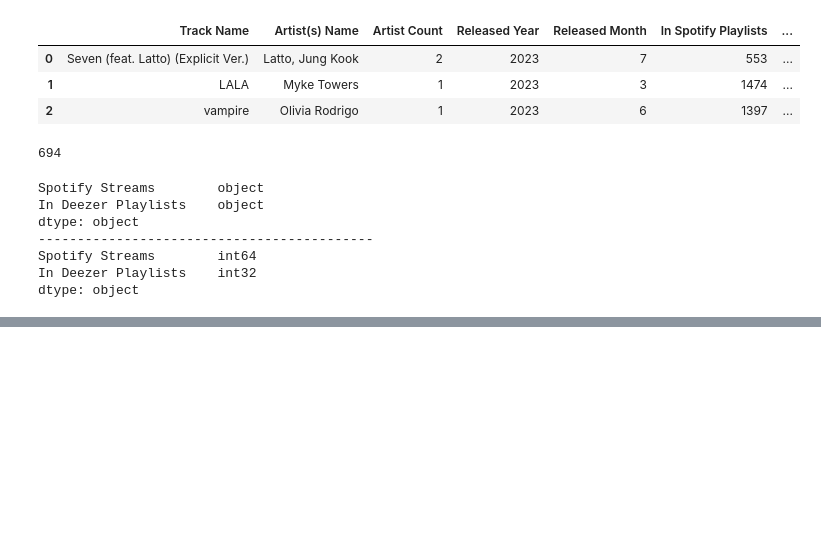
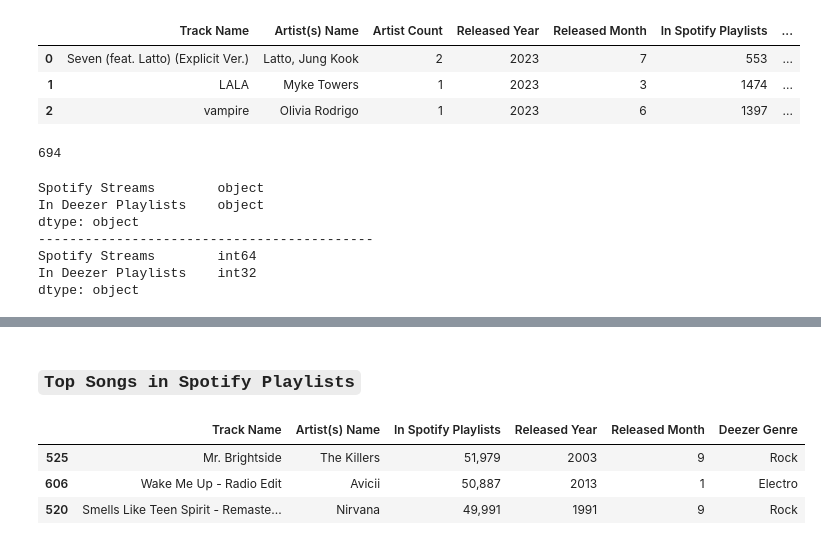
Before and after one commit to alaa-aleryani/Project_1, a Jupyter notebook: Analysis/top_Songs_Analysis.ipynb, the cells around one changed output, grey strips where cells are left out. Drawn from its saved outputs; the diff is of its cells as text; code cells hidden in the pictures; blank space fills up the shorter version.

```diff
--- a/Analysis/top_Songs_Analysis.ipynb
+++ b/Analysis/top_Songs_Analysis.ipynb
@@ -113,4 +115,0 @@ cleaned_final_music_df.to_csv("../Output_Data/cleaned_song_data.csv", encoding =
-# %%
-# Define a function that will highlight the background of a specified column.
-def highlighting(inp_var, color='lightblue'):
-    return [f'background-color: {color}' for i in inp_var]
@@ -388,0 +140,31 @@ print(len(artists_prior))
+# %%
+# Define a function that will highlight the background of a specified column.
+def highlighting(inp_var, color='RGB(205,193,197)'):
+    return [f'background-color: {color}' for i in inp_var]
+# %%
+# --------------------------------------------------------------------------------------------------------
+# Sort all values for the columns of interest in DESCENDING order
+# SPOTIFY ------------------------------------------------------------------------------------------------
+top_streams_df = solo_artists_df.sort_values(by="Spotify Streams", ascending=False)
+top_Spotify_playlists = solo_artists_df.sort_values(by="In Spotify Playlists", ascending=False)
+
+# APPLE ---------------------------------------------------------------------------------------------------
+top_Apple_playlists = solo_artists_df.sort_values(by="In Apple Playlists", ascending=False)
+
+# DEEZER --------------------------------------------------------------------------------------------------
+top_Deezer_playlists = solo_artists_df.sort_values(by="In Deezer Playlists", ascending=False)
+# --------------------------------------------------------------------------------------------------------
+# %% [markdown]
+### `Top Songs in Spotify Playlists`
+# %%
+# Format the Spotify Playlist Column for better readability.
+top_Spotify_playlists["In Spotify Playlists"] = top_Spotify_playlists["In Spotify Playlists"].map("{:,}".format)
+
+top_Spotify_playlists[["Track Name", "Artist(s) Name", "In Spotify Playlists",
+                       "Released Year", "Released Month", "Deezer Genre"]].head(3)\
+                      .style.apply(highlighting, axis=0, subset=["In Spotify Playlists"])
+# %% [output]
+|  | Track Name | Artist(s) Name | In Spotify Playlists | Released Year | Released Month | Deezer Genre |
+| 525 | Mr. Brightside | The Killers | 51,979 | 2003 | 9 | Rock |
+| 606 | Wake Me Up - Radio Edit | Avicii | 50,887 | 2013 | 1 | Electro |
+| 520 | Smells Like Teen Spirit - Remaste... | Nirvana | 49,991 | 1991 | 9 | Rock |
```
Also changed, not shown: parts of 56 cells of this notebook, 3 other files.
